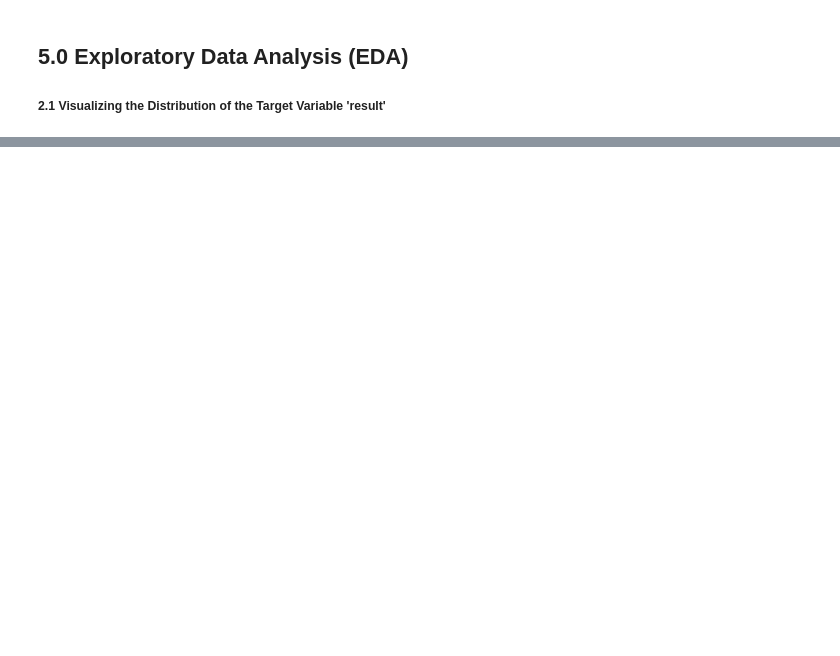
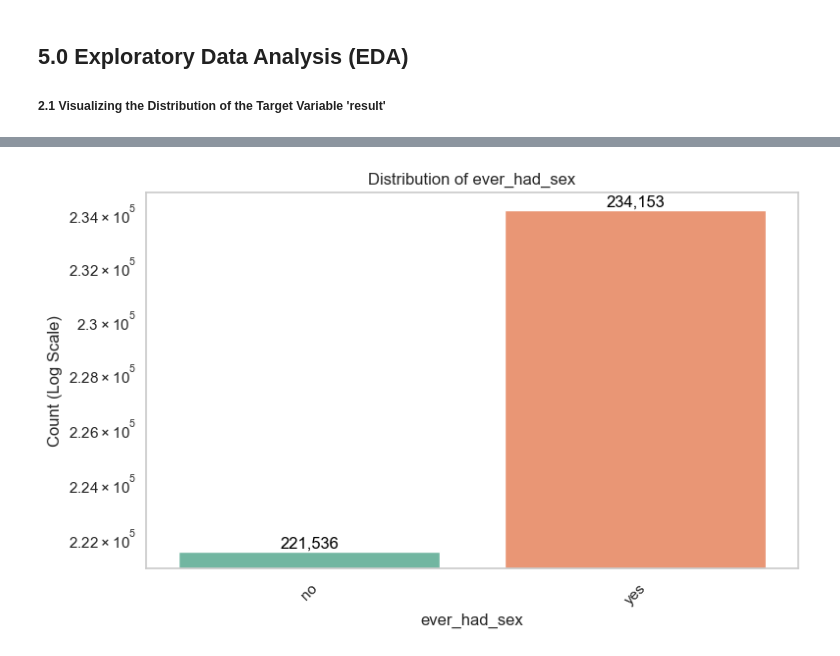
Before and after one commit to RichieRicky/DSF-PT08P5-GROUP5_CAPSTONE-PROJECT, a Jupyter notebook: Index.ipynb, the cells around one changed output, grey strips where cells are left out. Saved outputs shown, nothing was run; the diff lists cells and outputs as text; code cells hidden in the pictures; blank space fills up the shorter version.

```diff
--- a/Index.ipynb
+++ b/Index.ipynb
@@ -853,0 +611,5 @@ lr_model = Pipeline(steps=[
+# %%
+# Call the function with agyw_df and 'county' as the categorical variable
+visualize_univariate_analysis(agyw_df, 'ever_had_sex')
+# %% [output]
+[figure, added]
```
Also changed, not shown: parts of 142 cells of this notebook, 44 other files.
